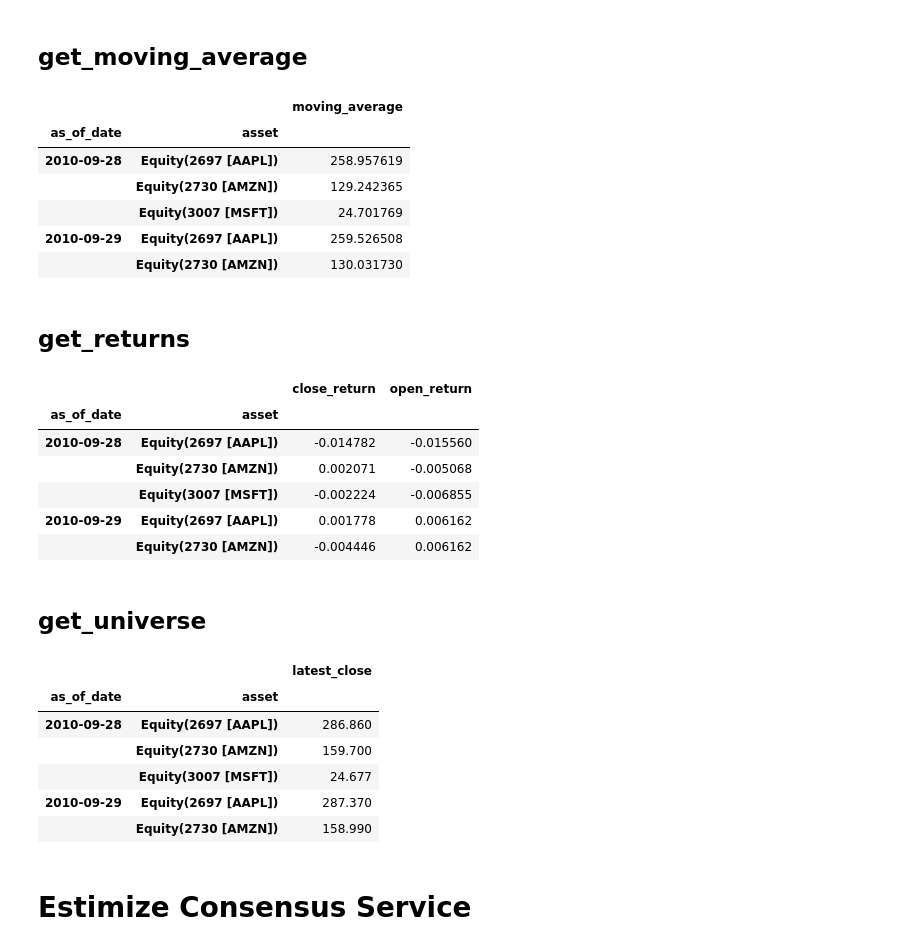
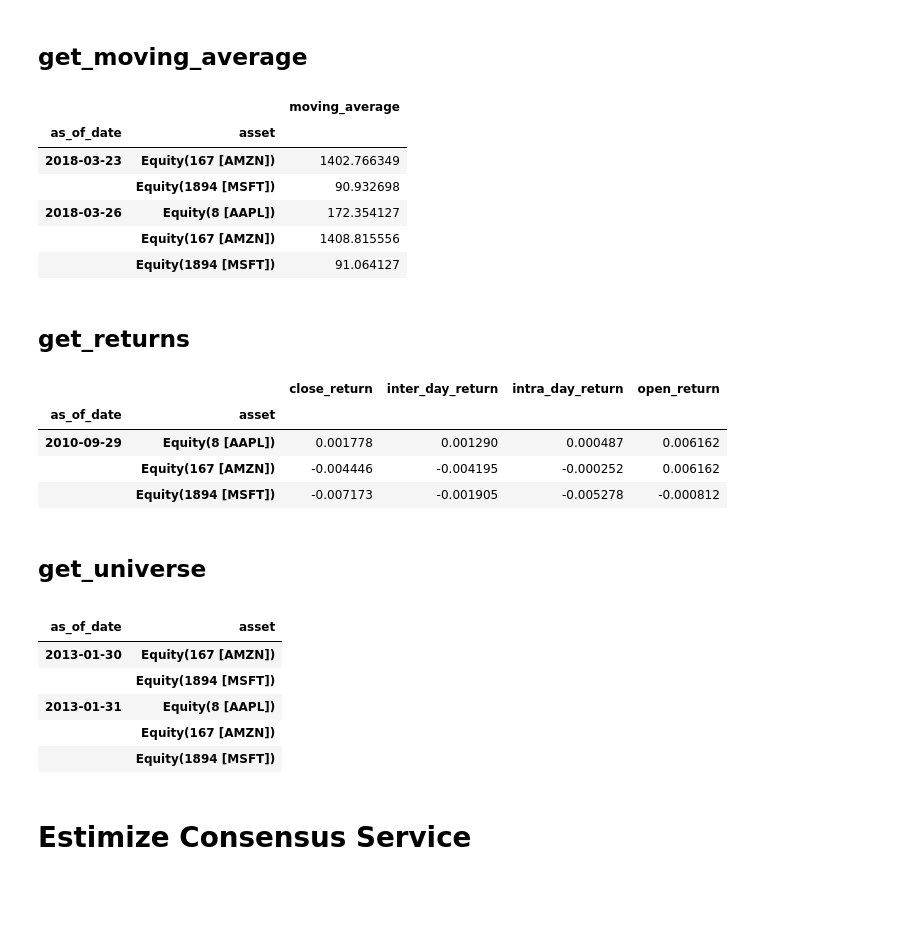
Before and after one commit to Estimize/estimize-research-py, a Jupyter notebook: notebooks/api_examples.ipynb, the cells around one changed output. Cells and saved outputs as stored; diff of their text form; code cells hidden in the pictures; blank space fills up the shorter version.

```diff
--- a/notebooks/api_examples.ipynb
+++ b/notebooks/api_examples.ipynb
@@ -58,45 +58,43 @@ display(assets)
 # %% [markdown]
 ## get_moving_average
 # %%
-start_date = '2010-09-29'
-end_date = '2010-10-01'
+start_date = '2017-01-01'
+end_date = '2018-04-01'
 assets = asset_service.get_assets(tickers)
 madf = asset_service.get_moving_average(start_date, end_date, assets)
-display(madf.head(5))
+display(madf.tail(5))
 # %% [output]
 |  |  | moving_average |
 | as_of_date | asset |  |
-| 2010-09-28 | Equity(2697 [AAPL]) | 258.957619 |
-|  | Equity(2730 [AMZN]) | 129.242365 |
-|  | Equity(3007 [MSFT]) | 24.701769 |
-| 2010-09-29 | Equity(2697 [AAPL]) | 259.526508 |
-|  | Equity(2730 [AMZN]) | 130.031730 |
+| 2018-03-23 | Equity(167 [AMZN]) | 1402.766349 |
+|  | Equity(1894 [MSFT]) | 90.932698 |
+| 2018-03-26 | Equity(8 [AAPL]) | 172.354127 |
+|  | Equity(167 [AMZN]) | 1408.815556 |
+|  | Equity(1894 [MSFT]) | 91.064127 |
 # %% [markdown]
 ## get_returns
 # %%
 rdf = asset_service.get_returns(start_date, end_date, assets)
 display(rdf.head(5))
 # %% [output]
-|  |  | close_return | open_return |
-| as_of_date | asset |  |  |
-| 2010-09-28 | Equity(2697 [AAPL]) | -0.014782 | -0.015560 |
-|  | Equity(2730 [AMZN]) | 0.002071 | -0.005068 |
-|  | Equity(3007 [MSFT]) | -0.002224 | -0.006855 |
-| 2010-09-29 | Equity(2697 [AAPL]) | 0.001778 | 0.006162 |
-|  | Equity(2730 [AMZN]) | -0.004446 | 0.006162 |
+|  |  | close_return | inter_day_return | intra_day_return | open_return |
+| as_of_date | asset |  |  |  |  |
+| 2010-09-29 | Equity(8 [AAPL]) | 0.001778 | 0.001290 | 0.000487 | 0.006162 |
+|  | Equity(167 [AMZN]) | -0.004446 | -0.004195 | -0.000252 | 0.006162 |
+|  | Equity(1894 [MSFT]) | -0.007173 | -0.001905 | -0.005278 | -0.000812 |
 # %% [markdown]
 ## get_universe
 # %%
 udf = asset_service.get_universe(start_date, end_date, assets)
-display(udf.head(5))
+display(udf.tail(5))
 # %% [output]
-|  |  | latest_close |
-| as_of_date | asset |  |
-| 2010-09-28 | Equity(2697 [AAPL]) | 286.860 |
-|  | Equity(2730 [AMZN]) | 159.700 |
-|  | Equity(3007 [MSFT]) | 24.677 |
-| 2010-09-29 | Equity(2697 [AAPL]) | 287.370 |
-|  | Equity(2730 [AMZN]) | 158.990 |
+|  |  |
+| as_of_date | asset |
+| 2013-01-30 | Equity(167 [AMZN]) |
+|  | Equity(1894 [MSFT]) |
+| 2013-01-31 | Equity(8 [AAPL]) |
+|  | Equity(167 [AMZN]) |
+|  | Equity(1894 [MSFT]) |
 # %% [markdown]
 # Estimize Consensus Service
 # %%
```
Also changed, not shown: parts of 12 cells of this notebook, 6 other files.
